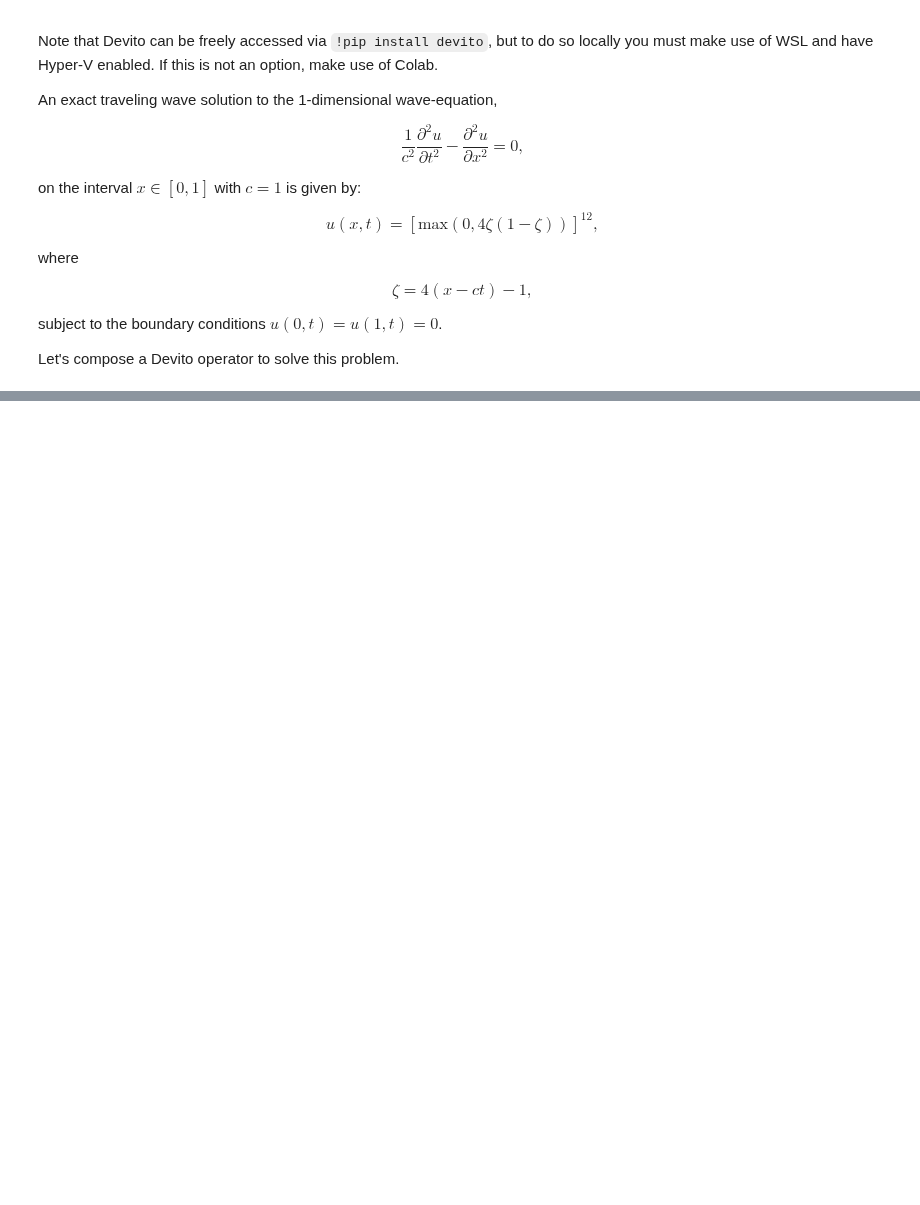
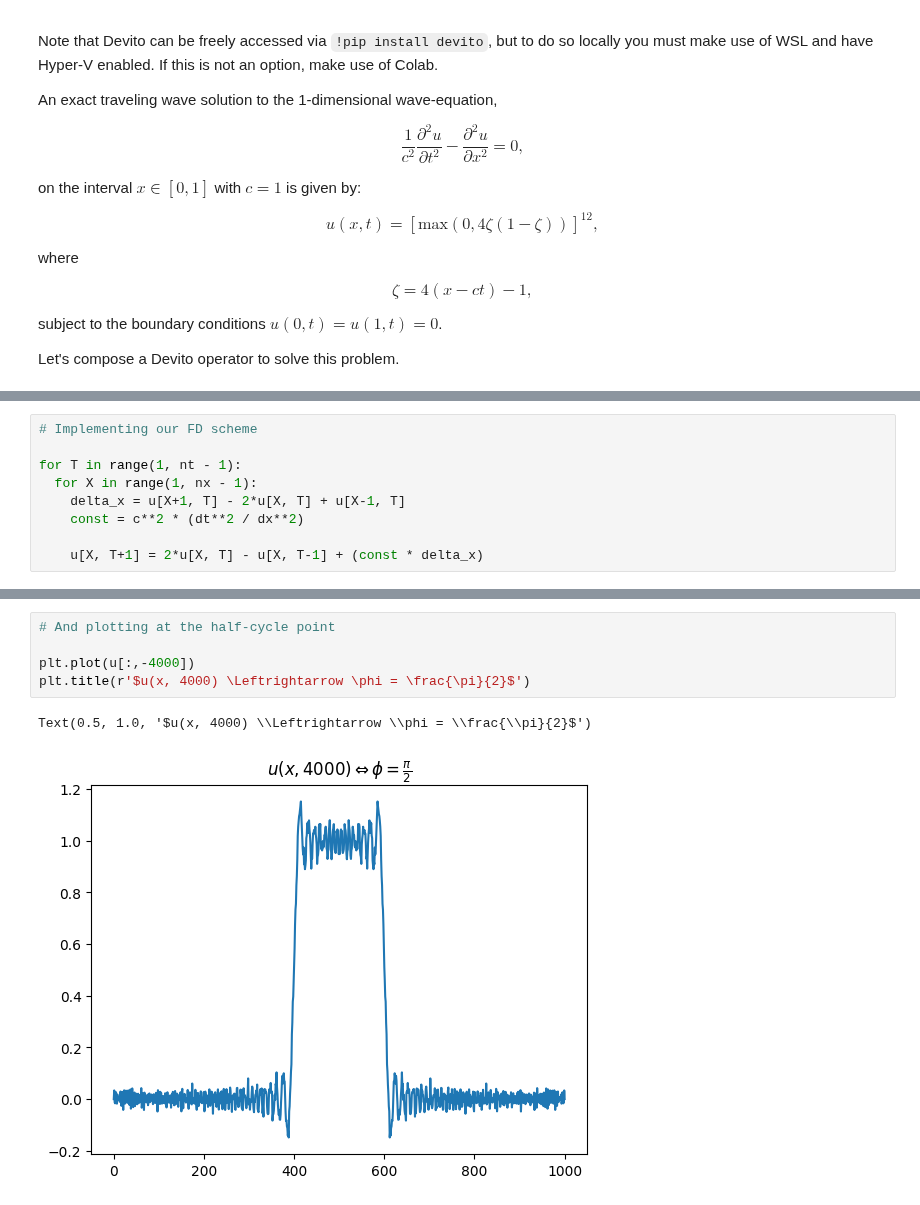
Before and after one commit to nocturnal-luke/Geophysical-inversion-undergraduate, a Jupyter notebook: cheatsheet.ipynb, the cells around one changed output, grey strips where cells are left out. Saved outputs shown, nothing was run; the diff lists cells and outputs as text; blank space fills up the shorter version.

```diff
--- a/cheatsheet.ipynb
+++ b/cheatsheet.ipynb
@@ -1458,0 +1629,9 @@ Let's compose a Devito operator to solve this problem.
+# %%
+# Implementing our FD scheme
+
+for T in range(1, nt - 1):
+  for X in range(1, nx - 1):
+    delta_x = u[X+1, T] - 2*u[X, T] + u[X-1, T]
+    const = c**2 * (dt**2 / dx**2)
+
+    u[X, T+1] = 2*u[X, T] - u[X, T-1] + (const * delta_x)
@@ -1458,0 +1640,8 @@ Let's compose a Devito operator to solve this problem.
+# %%
+# And plotting at the half-cycle point
+
+plt.plot(u[:,-4000])
+plt.title(r'$u(x, 4000) \Leftrightarrow \phi = \frac{\pi}{2}$')
+# %% [output]
+Text(0.5, 1.0, '$u(x, 4000) \\Leftrightarrow \\phi = \\frac{\\pi}{2}$')
+[figure, added]
```
Also changed, not shown: parts of 22 cells of this notebook.
